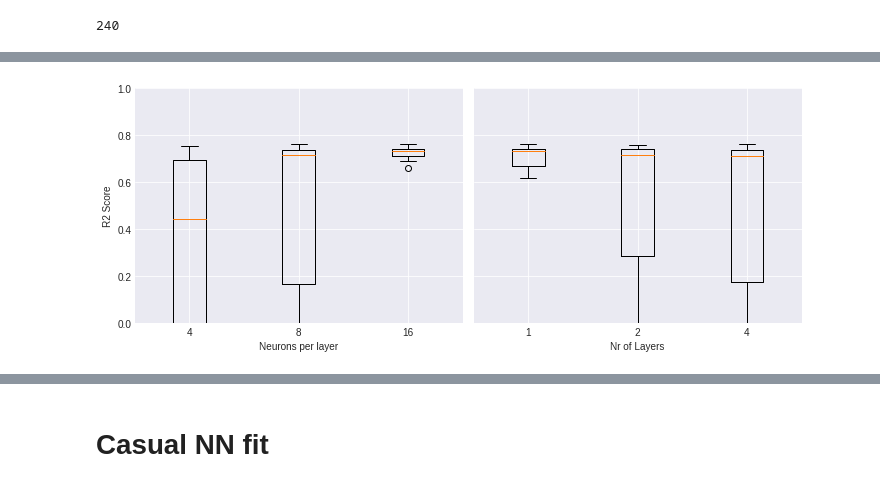
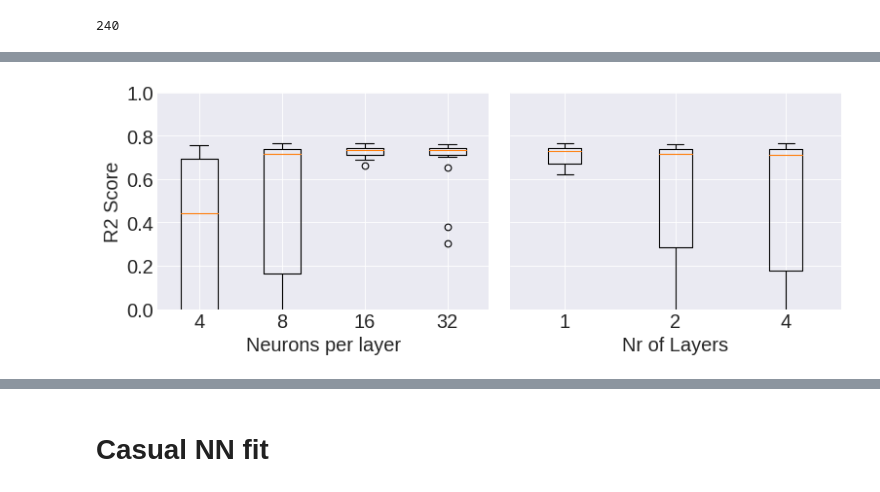
Before and after one commit to asdfbat/FYS-STK4155, a Jupyter notebook: Project2/src/world_happiness_NN_TF.ipynb, the cells around one changed output, grey strips where cells are left out. Drawn from its saved outputs; the diff is of its cells as text; code cells hidden in the pictures.

```diff
--- a/Project2/src/world_happiness_NN_TF.ipynb
+++ b/Project2/src/world_happiness_NN_TF.ipynb
@@ -159,3 +156,3 @@ for hidden_layers in all_params["hidden_layers"]:
 # %%
 hp_df = pd.DataFrame(hp_dict).sort_values(by="r2_score", ascending=False);
-hp_df["r2_std"] = np.sqrt(hp_df["r2_std"] - hp_df["r2_score"]**2); hp_df
+hp_df["r2_std"] = np.sqrt(hp_df["r2_std"] - hp_df["r2_score"]**2);
@@ -183,19 +175,19 @@ hp_df.to_pickle("../data/WHR_hyperparam.pickle")
 # %%
 fig, ax = plt.subplots(1, 2, figsize=(10, 4), sharey=True)
-asdf = [hp_df[hp_df["neurons"] == i]["r2_score"] for i in [4, 8, 16]]
+asdf = [hp_df[hp_df["neurons"] == i]["r2_score"] for i in [4, 8, 16, 32]]
 ax[0].boxplot(asdf);
 ax[0].set_xlabel("Neurons per layer")
 ax[0].set_ylabel("R2 Score")
-ax[0].set_xticklabels(["4", "8", "16"]);
+ax[0].set_xticklabels(["4", "8", "16", "32"]);
 asdf = [hp_df[hp_df["hidden_layers"] == i]["r2_score"] for i in [1, 2, 4]]
 ax[1].boxplot(asdf);
 ax[1].set_xlabel("Nr of Layers")
 ax[1].set_xticklabels(["1", "2", "4"]);
 plt.ylim(0, 1)
 plt.tight_layout()
 plt.savefig("../figs/WHR_TF_boxplot.pdf")
 # %% [output]
-[figure, old version]
+[figure, new version]
 # %%
 epochs = [200, 400, 800, 1600, 3200]
 lrs = [0.01, 0.001, 0.0001, 0.00001]
```
Also changed, not shown: parts of 13 cells of this notebook, 6 other files.
